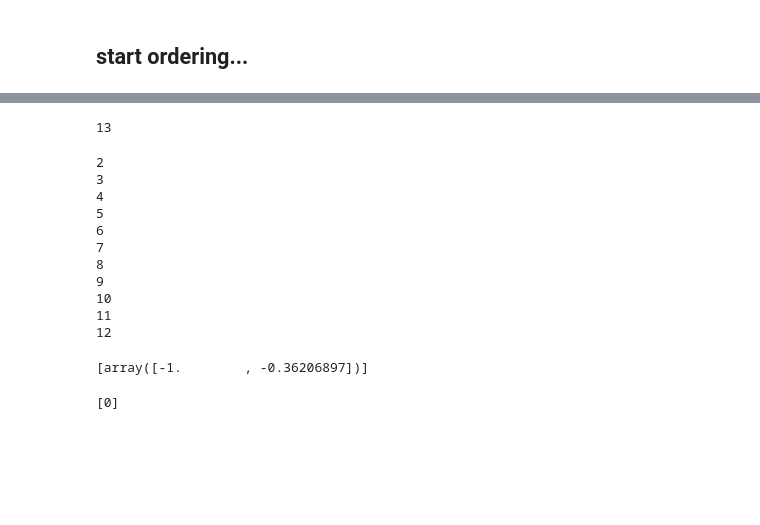
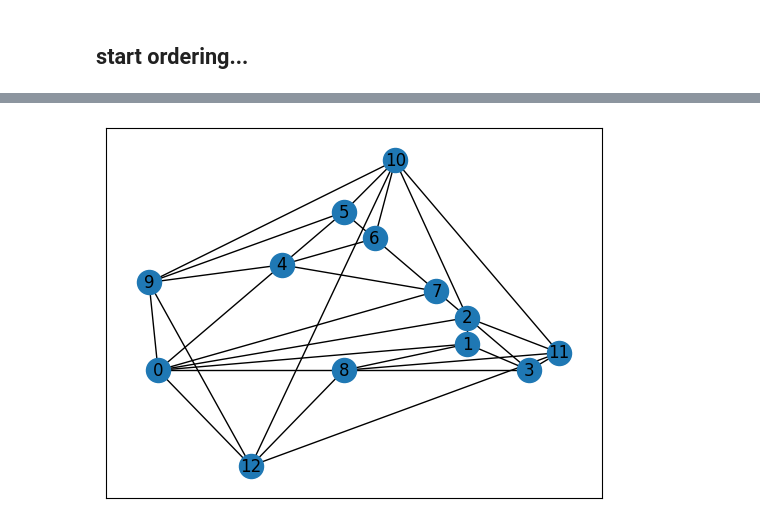
Before and after one commit to juliet29/bisht2022, a Jupyter notebook: test11_rel_canon.ipynb, the cells around one changed output, grey strips where cells are left out. Saved outputs shown, nothing was run; the diff lists cells and outputs as text; code cells hidden in the pictures; blank space fills up the shorter version.

```diff
--- a/test11_rel_canon.ipynb
+++ b/test11_rel_canon.ipynb
@@ -75 +65,6 @@ AttributeError: 'set' object has no attribute 'neighbors'
+# %%
+def create_next_graphs(G, subgraph_nodes):
+    G_k_minus = nx.subgraph(G, subgraph_nodes)
+    G_diff = nx.subgraph(G, set(G.nodes).difference(set(G_k_minus.nodes)))
+    return G_k_minus, G_diff
 # %%
@@ -200,19 +146,0 @@ ic| G_diff: {0, 1, 2, 3, 4, 5, 6, 7, 8, 10, 11}
-# %%
-len(G.nodes)
-# %% [output]
-13
-# %%
-for i in range(2, len(G.nodes)):
-    print(i)
-# %% [output]
-2
-3
-4
-5
-6
-7
-8
-9
-10
-11
-12
@@ -225,10 +147,4 @@ G_diff = set(G.nodes).difference(set(G_k_minus.nodes))
-# %%
-# todo sort by distance (maybe from v1..) and check other parts of the theorem..
-pos = [embed[n] for n in true_candidate_nodes]
-pos
-# %% [output]
-[array([-1.        , -0.36206897])]
-# %%
-true_candidate_nodes
-# %% [output]
-[0]
+# %%
+plot_planar(G_k_minus, embed)
+# %% [output]
+[figure, added]
```
Also changed, not shown: parts of 16 cells of this notebook, 3 other files.
